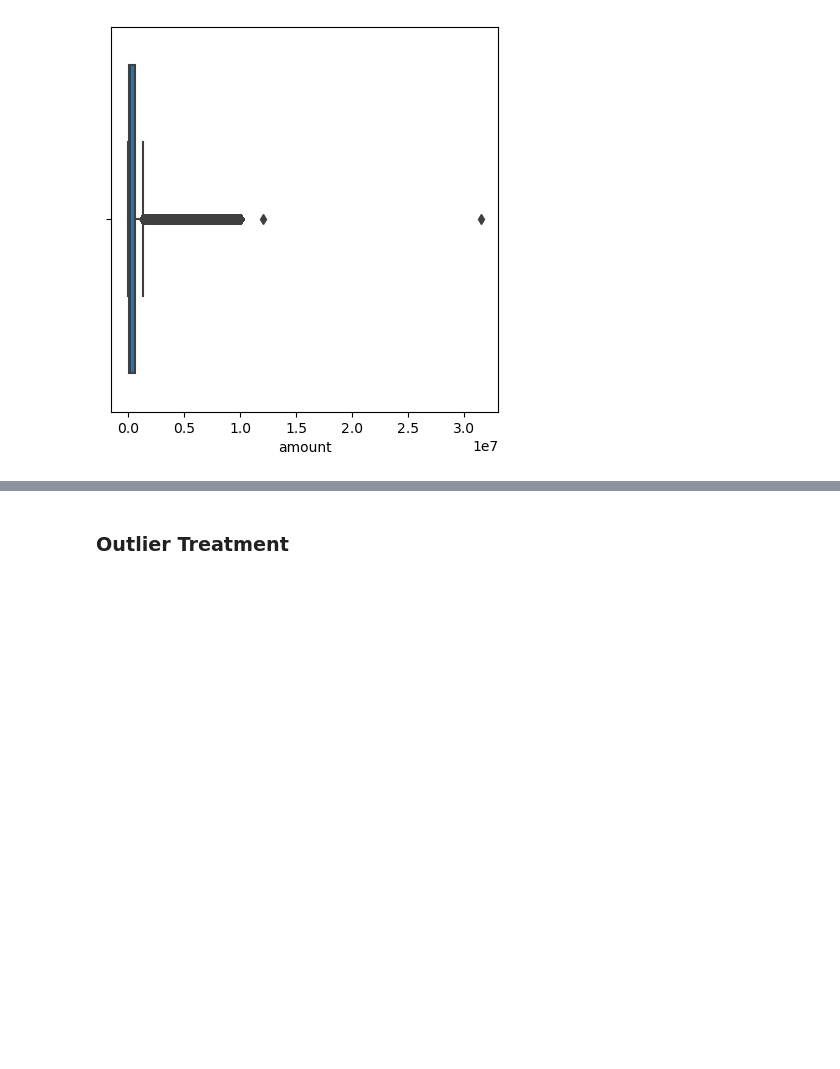
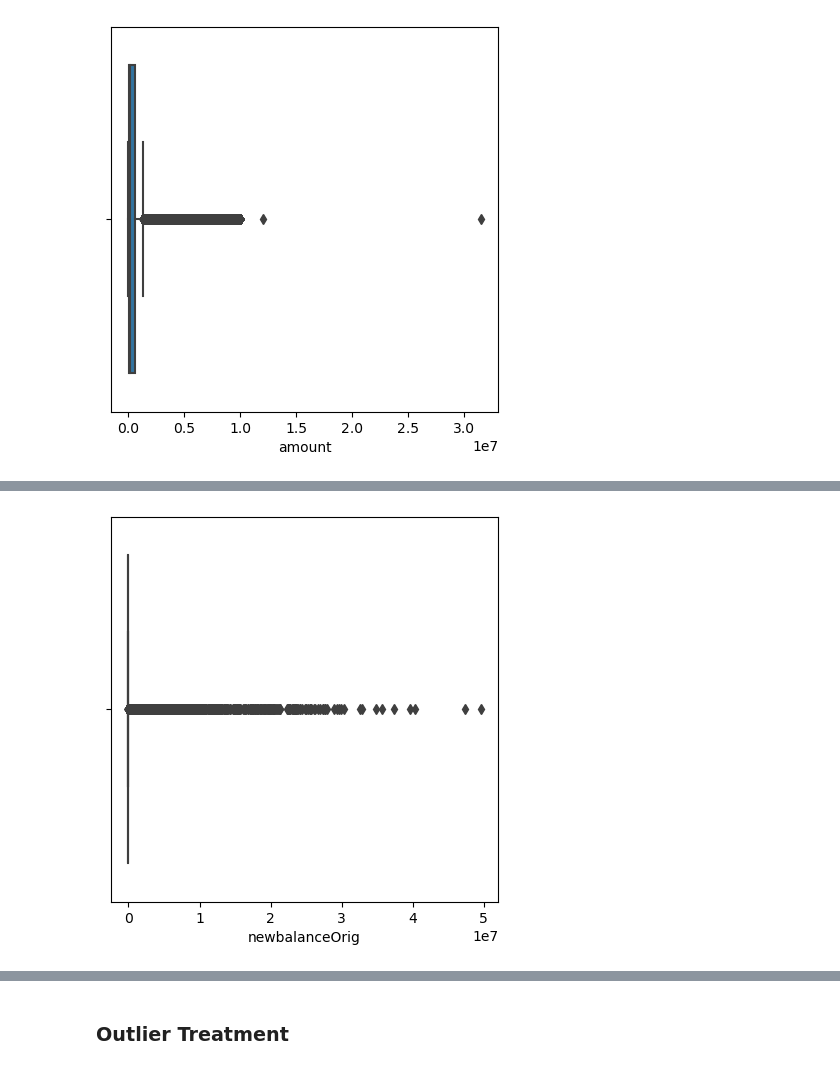
Before and after one commit to Sahil-Naik/Machine-Learning, a Jupyter notebook: Fraud Detection/Source_Code_V2.ipynb, the cells around one changed output, grey strips where cells are left out. Saved outputs shown, nothing was run; the diff lists cells and outputs as text; code cells hidden in the pictures; blank space fills up the shorter version.

```diff
--- a/Fraud Detection/Source_Code_V2.ipynb
+++ b/Fraud Detection/Source_Code_V2.ipynb
@@ -272,0 +294,7 @@ ax = sns.boxplot(x="amount", data=df)
+# %%
+# Checking outliers in 'newbalanceOrig' column
+
+plt.figure(figsize=(5,5))
+ax = sns.boxplot(x="newbalanceOrig", data=df)
+# %% [output]
+[figure, added]
```
Also changed, not shown: parts of 21 cells of this notebook.
